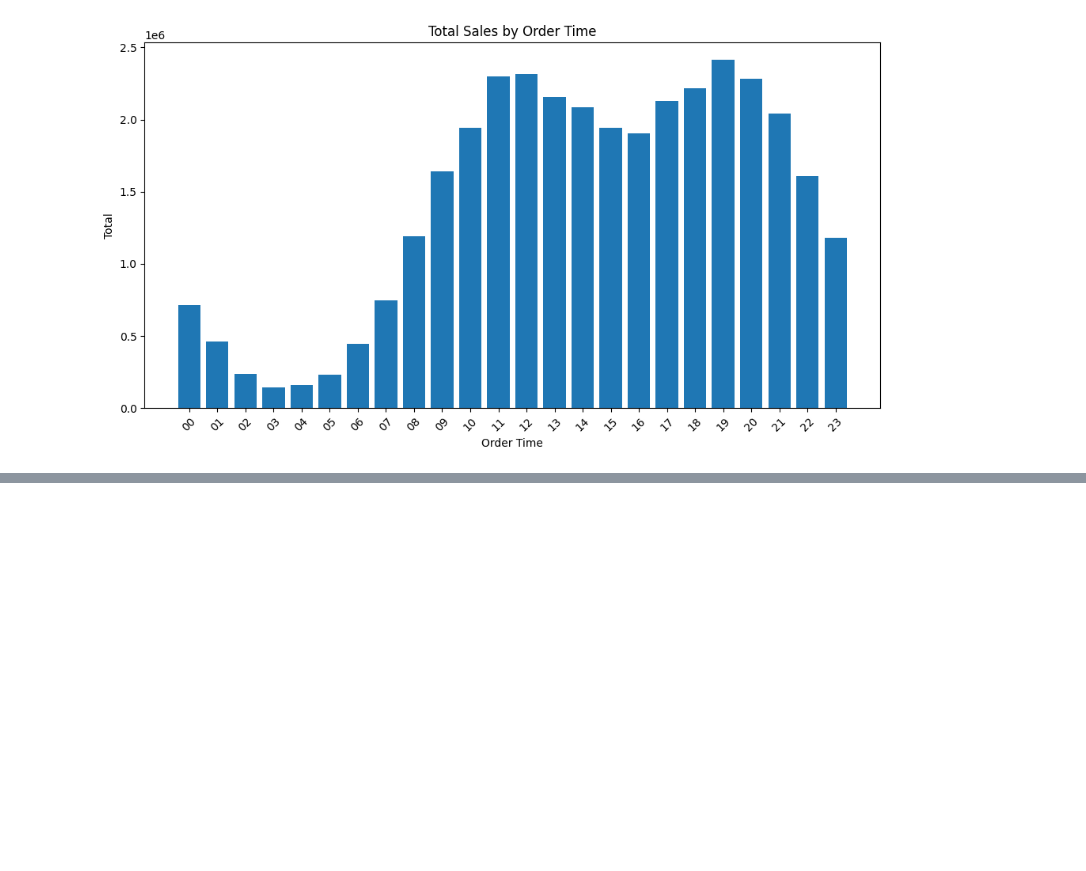
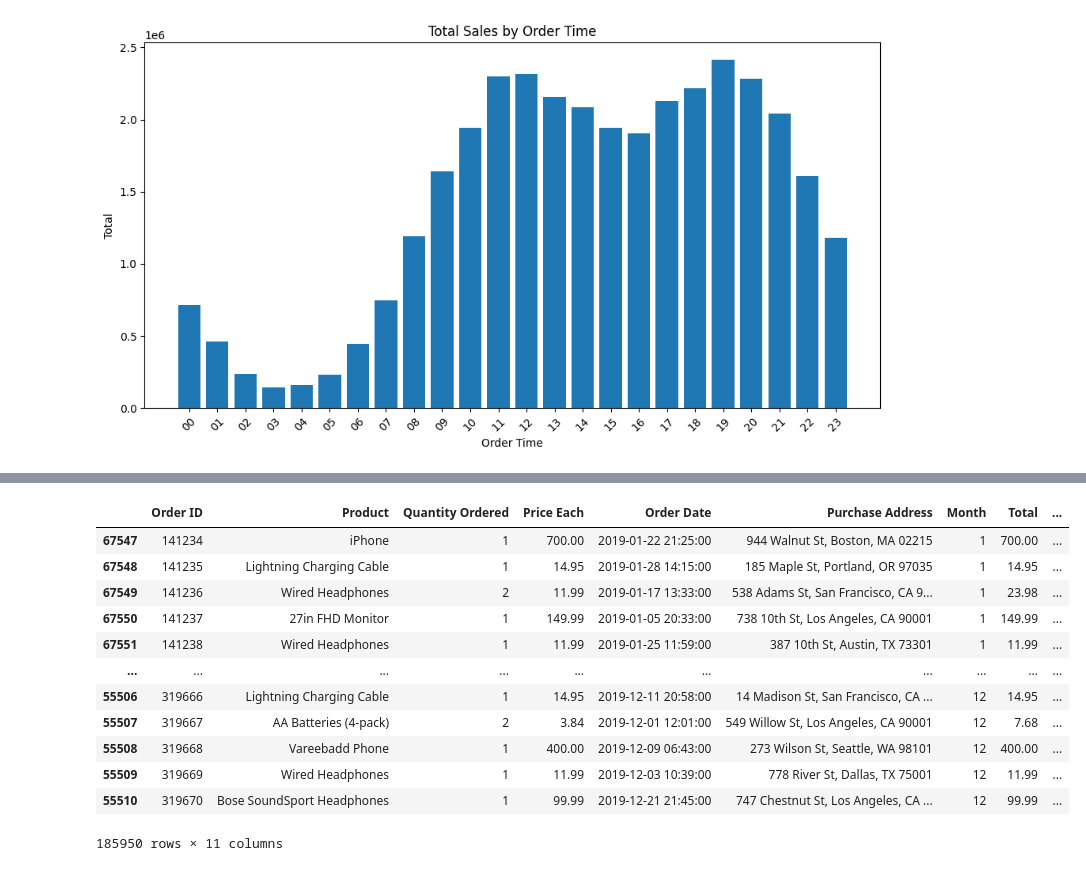
Before and after one commit to jamespairepo/sales_analysis, a Jupyter notebook: analysis.ipynb, the cells around one changed output, grey strips where cells are left out. Saved outputs shown, nothing was run; the diff lists cells and outputs as text; code cells hidden in the pictures; blank space fills up the shorter version.

```diff
--- a/analysis.ipynb
+++ b/analysis.ipynb
@@ -362,0 +467,19 @@ fig.show()
+# %%
+# products sold together
+
+order_id = all_data.sort_values(by='Order ID', ascending=True)
+order_id
+# %% [output]
+|  | Order ID | Product | Quantity Ordered | Price Each | Order Date | Purchase Address | Month | Total | ... |
+| 67547 | 141234 | iPhone | 1 | 700.00 | 2019-01-22 21:25:00 | 944 Walnut St, Boston, MA 02215 | 1 | 700.00 | ... |
+| 67548 | 141235 | Lightning Charging Cable | 1 | 14.95 | 2019-01-28 14:15:00 | 185 Maple St, Portland, OR 97035 | 1 | 14.95 | ... |
+| 67549 | 141236 | Wired Headphones | 2 | 11.99 | 2019-01-17 13:33:00 | 538 Adams St, San Francisco, CA 9... | 1 | 23.98 | ... |
+| 67550 | 141237 | 27in FHD Monitor | 1 | 149.99 | 2019-01-05 20:33:00 | 738 10th St, Los Angeles, CA 90001 | 1 | 149.99 | ... |
+| 67551 | 141238 | Wired Headphones | 1 | 11.99 | 2019-01-25 11:59:00 | 387 10th St, Austin, TX 73301 | 1 | 11.99 | ... |
+| ... | ... | ... | ... | ... | ... | ... | ... | ... | ... |
+| 55506 | 319666 | Lightning Charging Cable | 1 | 14.95 | 2019-12-11 20:58:00 | 14 Madison St, San Francisco, CA ... | 12 | 14.95 | ... |
+| 55507 | 319667 | AA Batteries (4-pack) | 2 | 3.84 | 2019-12-01 12:01:00 | 549 Willow St, Los Angeles, CA 90001 | 12 | 7.68 | ... |
+| 55508 | 319668 | Vareebadd Phone | 1 | 400.00 | 2019-12-09 06:43:00 | 273 Wilson St, Seattle, WA 98101 | 12 | 400.00 | ... |
+| 55509 | 319669 | Wired Headphones | 1 | 11.99 | 2019-12-03 10:39:00 | 778 River St, Dallas, TX 75001 | 12 | 11.99 | ... |
+| 55510 | 319670 | Bose SoundSport Headphones | 1 | 99.99 | 2019-12-21 21:45:00 | 747 Chestnut St, Los Angeles, CA ... | 12 | 99.99 | ... |
+185950 rows × 11 columns
```
Also changed, not shown: parts of 6 cells of this notebook.
